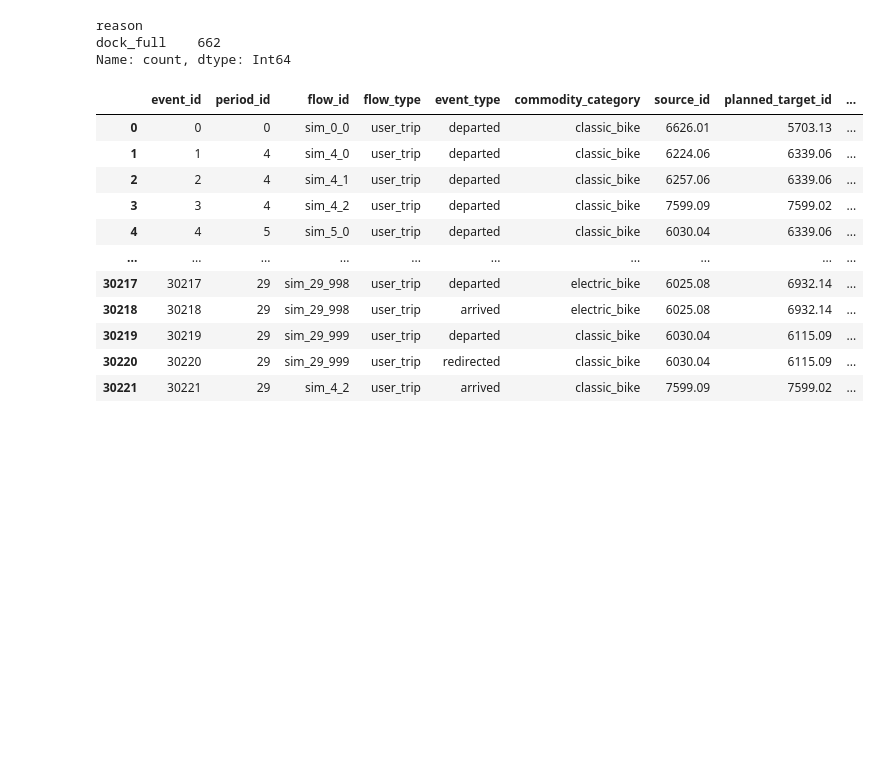
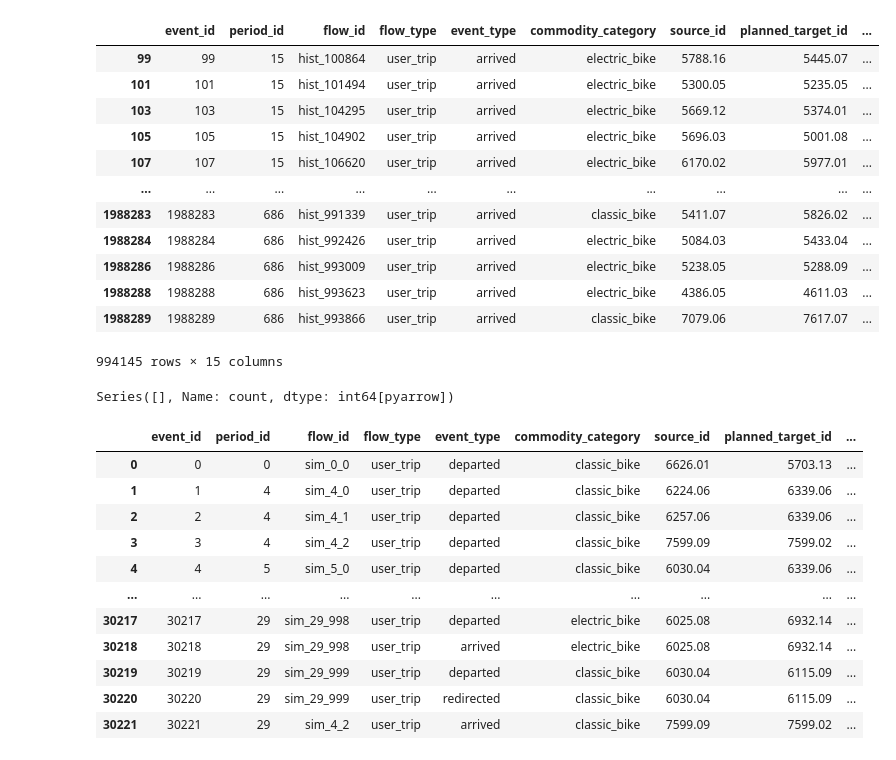
Before and after one commit to vlzm/GFDRR, a Jupyter notebook: notebooks/test_pipeline.ipynb, the cells around one changed output. Saved outputs shown, nothing was run; the diff lists cells and outputs as text; code cells hidden in the pictures; blank space fills up the shorter version.

```diff
--- a/notebooks/test_pipeline.ipynb
+++ b/notebooks/test_pipeline.ipynb
@@ -34,7 +34,7 @@ from gbp.consumers.simulator import (
 # Raw model data: read the trip CSV and the live GBFS feed, derive raw entities.
 raw_data = RawModelData(
     gbfs_base="https://gbfs.citibikenyc.com/gbfs/en",
-    trips_path="/Users/vladislav/Documents/vlzm/GFDRR/data/raw/202601-citibike-tripdata_1.csv",
+    trips_path="/mnt/outer/Documents/vlzm/GFDRR_ubuntu/GFDRR/data/raw/202602-citibike-tripdata_1.csv",
     seed=42,
     n_depots=10,
     depot_capacity=9000,
@@ -48,7 +48,7 @@ raw_data = RawModelData(
 # Graph (resolved) model data: period grid, historical flows, replay demand.
 # saturate_stock=True swaps the GBFS snapshot for artificial saturated stock and
 # capacities, so demand gating and overflow redirect stay in the pipeline but
-# never bind -- the base replay reproduces the historical departures exactly.
+# never bind -- the base replay reproduces the       historical departures exactly.
 graph_data = ResolvedModelData(raw_data, period_len=pd.Timedelta(hours=1), scale_capacity_factor = 10)
 
 historical_flows_df = graph_data.historical_flows_df
@@ -55,3 +468,19 @@ historical_flows_df = graph_data.historical_flows_df
+# %%
+graph_data.historical_flows_df[graph_data.historical_flows_df['event_type'] == 'arrived']
+# %% [output]
+|  | event_id | period_id | flow_id | flow_type | event_type | commodity_category | source_id | planned_target_id | ... |
+| 99 | 99 | 15 | hist_100864 | user_trip | arrived | electric_bike | 5788.16 | 5445.07 | ... |
+| 101 | 101 | 15 | hist_101494 | user_trip | arrived | electric_bike | 5300.05 | 5235.05 | ... |
+| 103 | 103 | 15 | hist_104295 | user_trip | arrived | electric_bike | 5669.12 | 5374.01 | ... |
+| 105 | 105 | 15 | hist_104902 | user_trip | arrived | electric_bike | 5696.03 | 5001.08 | ... |
+| 107 | 107 | 15 | hist_106620 | user_trip | arrived | electric_bike | 6170.02 | 5977.01 | ... |
+| ... | ... | ... | ... | ... | ... | ... | ... | ... | ... |
+| 1988283 | 1988283 | 686 | hist_991339 | user_trip | arrived | classic_bike | 5411.07 | 5826.02 | ... |
+| 1988284 | 1988284 | 686 | hist_992426 | user_trip | arrived | electric_bike | 5084.03 | 5433.04 | ... |
+| 1988286 | 1988286 | 686 | hist_993009 | user_trip | arrived | electric_bike | 5238.05 | 5288.09 | ... |
+| 1988288 | 1988288 | 686 | hist_993623 | user_trip | arrived | electric_bike | 4386.05 | 4611.03 | ... |
+| 1988289 | 1988289 | 686 | hist_993866 | user_trip | arrived | classic_bike | 7079.06 | 7617.07 | ... |
+994145 rows × 15 columns
 # %%
 graph_data.initial_inventory_df['quantity'] = 50
 graph_data.facilities_capacities_df['capacity'] = 1000
@@ -94,9 +523,7 @@ def _sorted(df):
 # %%
 simulated_flows_df['reason'].value_counts()
 # %% [output]
-reason
-dock_full    662
-Name: count, dtype: Int64
+Series([], Name: count, dtype: int64[pyarrow])
 # %%
 simulated_flows_df
 # %% [output]
```
Also changed, not shown: parts of 25 cells of this notebook.
